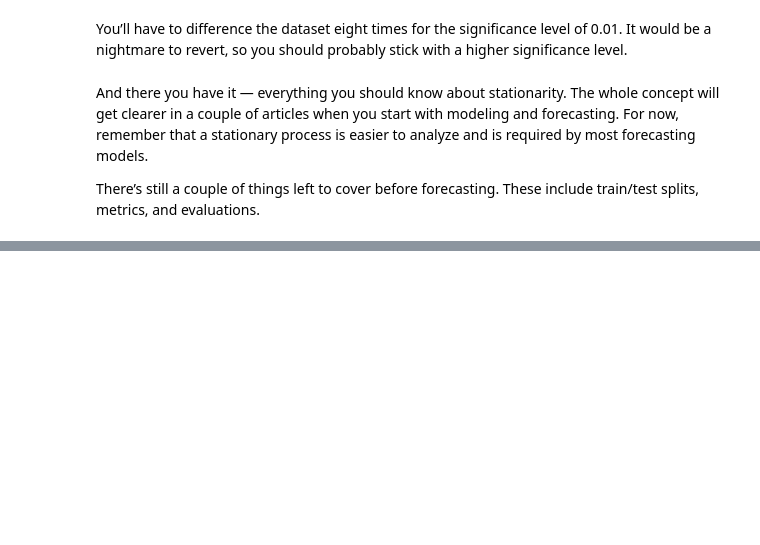
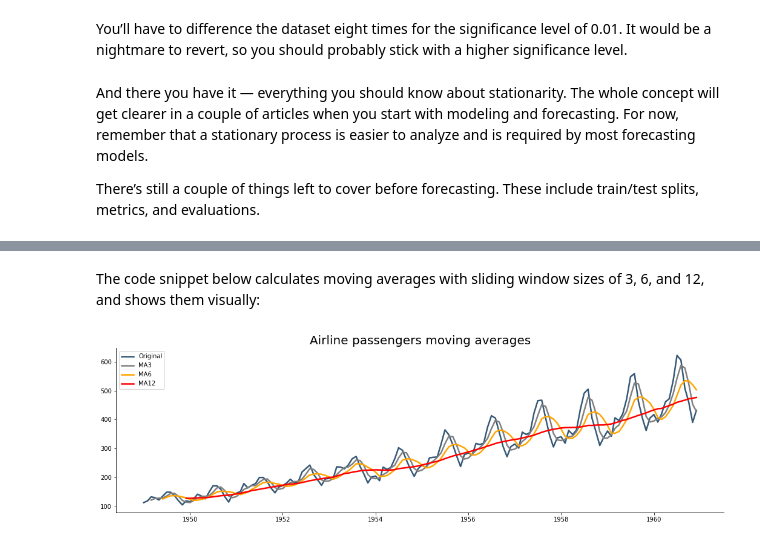
Before and after one commit to rfbaeta/codes-playground, a Jupyter notebook: toward_time_series.ipynb, the cells around one changed output, grey strips where cells are left out. Saved outputs shown, nothing was run; the diff lists cells and outputs as text; code cells hidden in the pictures; blank space fills up the shorter version.

```diff
--- a/toward_time_series.ipynb
+++ b/toward_time_series.ipynb
@@ -877,0 +1005,17 @@ There’s still a couple of things left to cover before forecasting. These inclu
+# %% [markdown]
+The code snippet below calculates moving averages with sliding window sizes of 3, 6, and 12, and shows them visually:
+# %%
+# Calculcate
+df['MA3'] = df['Passengers'].rolling(window=3).mean()
+df['MA6'] = df['Passengers'].rolling(window=6).mean()
+df['MA12'] = df['Passengers'].rolling(window=12).mean()
+
+# Plot
+plt.title('Airline passengers moving averages', size=20)
+plt.plot(df['Passengers'], label='Original')
+plt.plot(df['MA3'], color='gray', label='MA3')
+plt.plot(df['MA6'], color='orange', label='MA6')
+plt.plot(df['MA12'], color='red', label='MA12')
+plt.legend();
+# %% [output]
+[figure, added]
```
Also changed, not shown: parts of 44 cells of this notebook.
